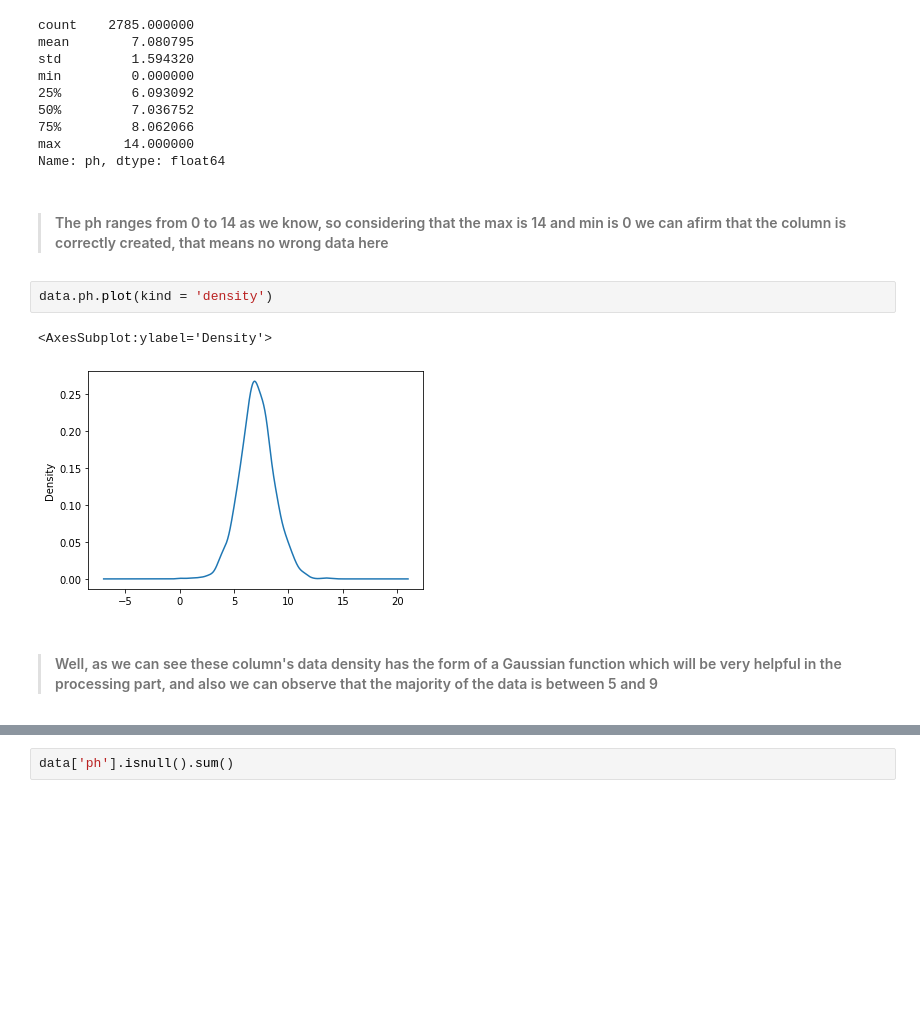
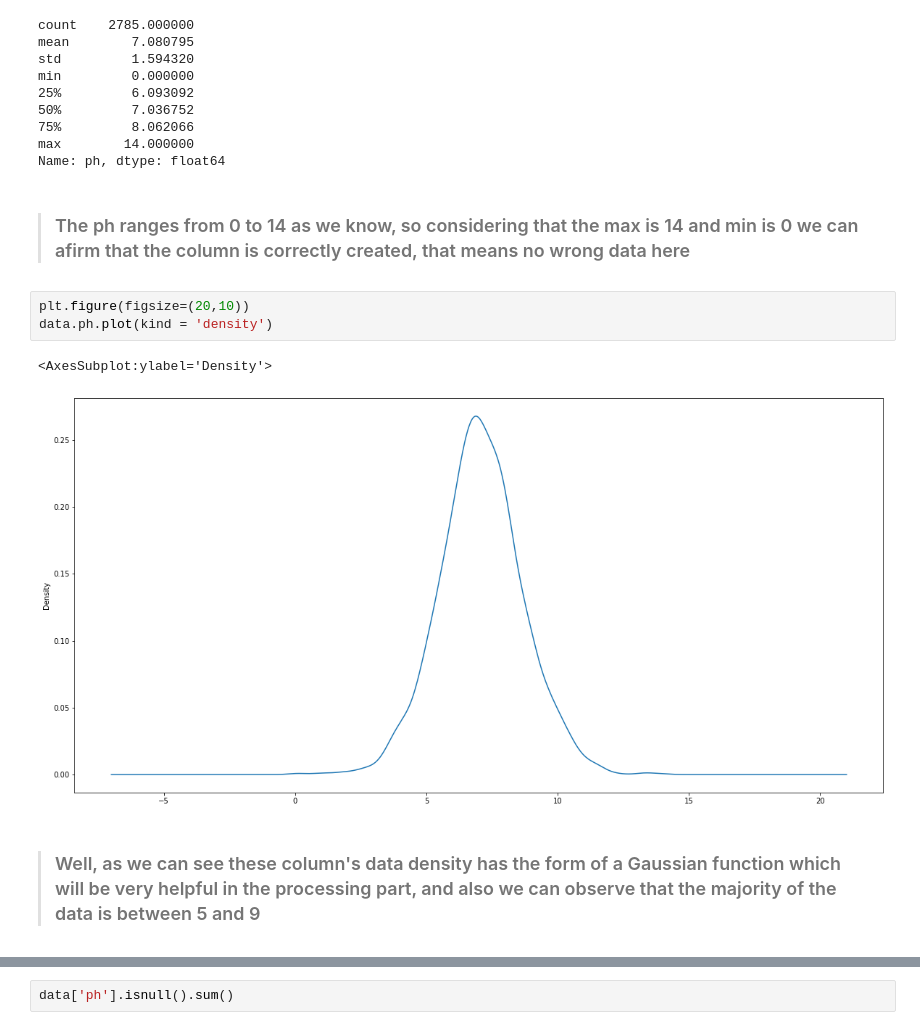
Before and after one commit to pyramixofficial/My-personal-projects, a Jupyter notebook: Exam/Untitled.ipynb, the cells around one changed output, grey strips where cells are left out. Cells and saved outputs as stored; diff of their text form; blank space fills up the shorter version.

```diff
--- a/Exam/Untitled.ipynb
+++ b/Exam/Untitled.ipynb
@@ -115,12 +116,13 @@ min         0.000000
 max        14.000000
 Name: ph, dtype: float64
 # %% [markdown]
->#### The ph ranges from 0 to 14 as we know, so considering that the max is 14 and min is 0 we can afirm that the column is correctly created, that means no wrong data here
+>### The ph ranges from 0 to 14 as we know, so considering that the max is 14 and min is 0 we can afirm that the column is correctly created, that means no wrong data here
 # %%
+plt.figure(figsize=(20,10))
 data.ph.plot(kind = 'density')
 # %% [output]
 <AxesSubplot:ylabel='Density'>
-[figure, old version]
+[figure, new version]
 # %% [markdown]
->#### Well, as we can see these column's data density has the form of a Gaussian function which will be very helpful in the processing part, and also we can observe that the majority of the data is between 5 and 9
+>### Well, as we can see these column's data density has the form of a Gaussian function which will be very helpful in the processing part, and also we can observe that the majority of the data is between 5 and 9
 # %%
```
Also changed, not shown: parts of 96 cells of this notebook, 2 other files.
